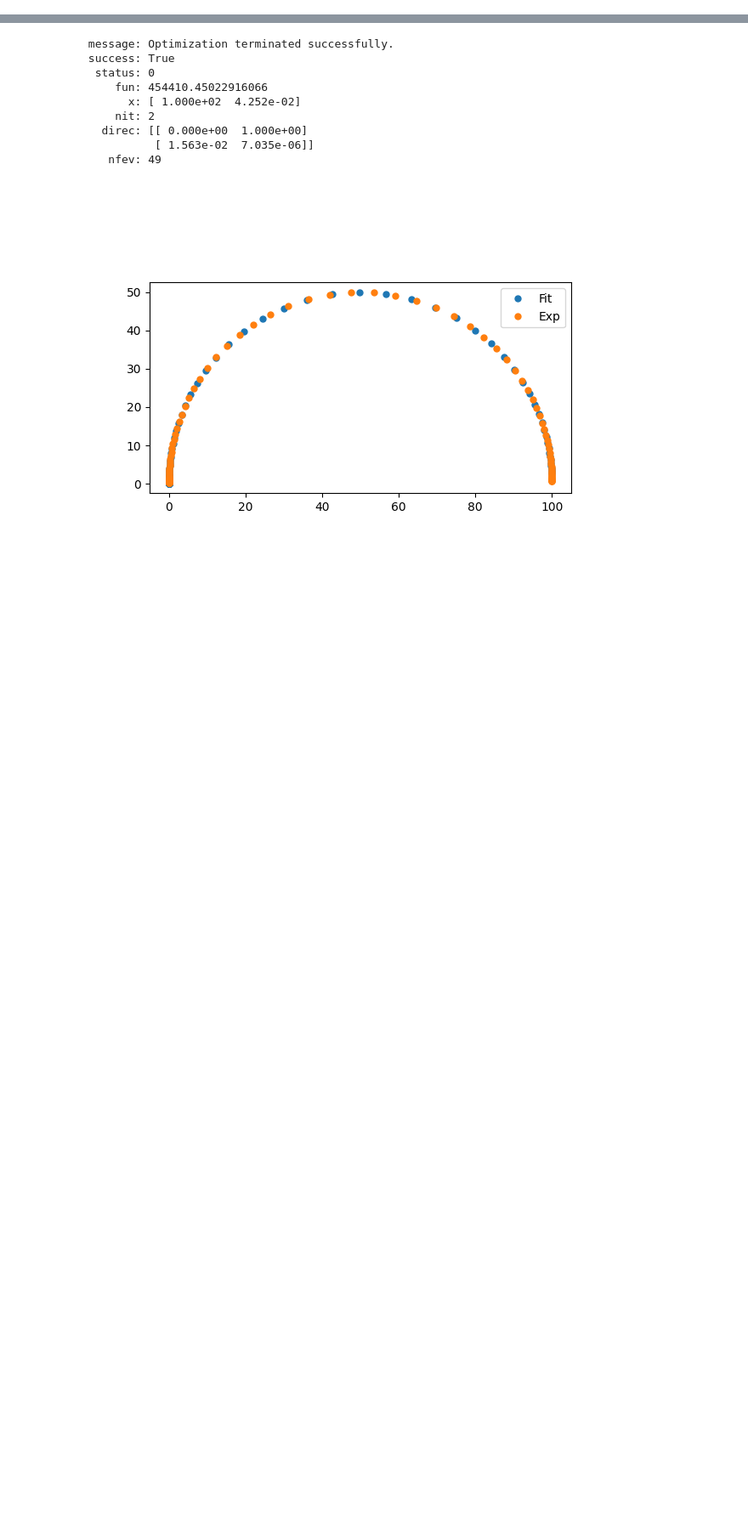
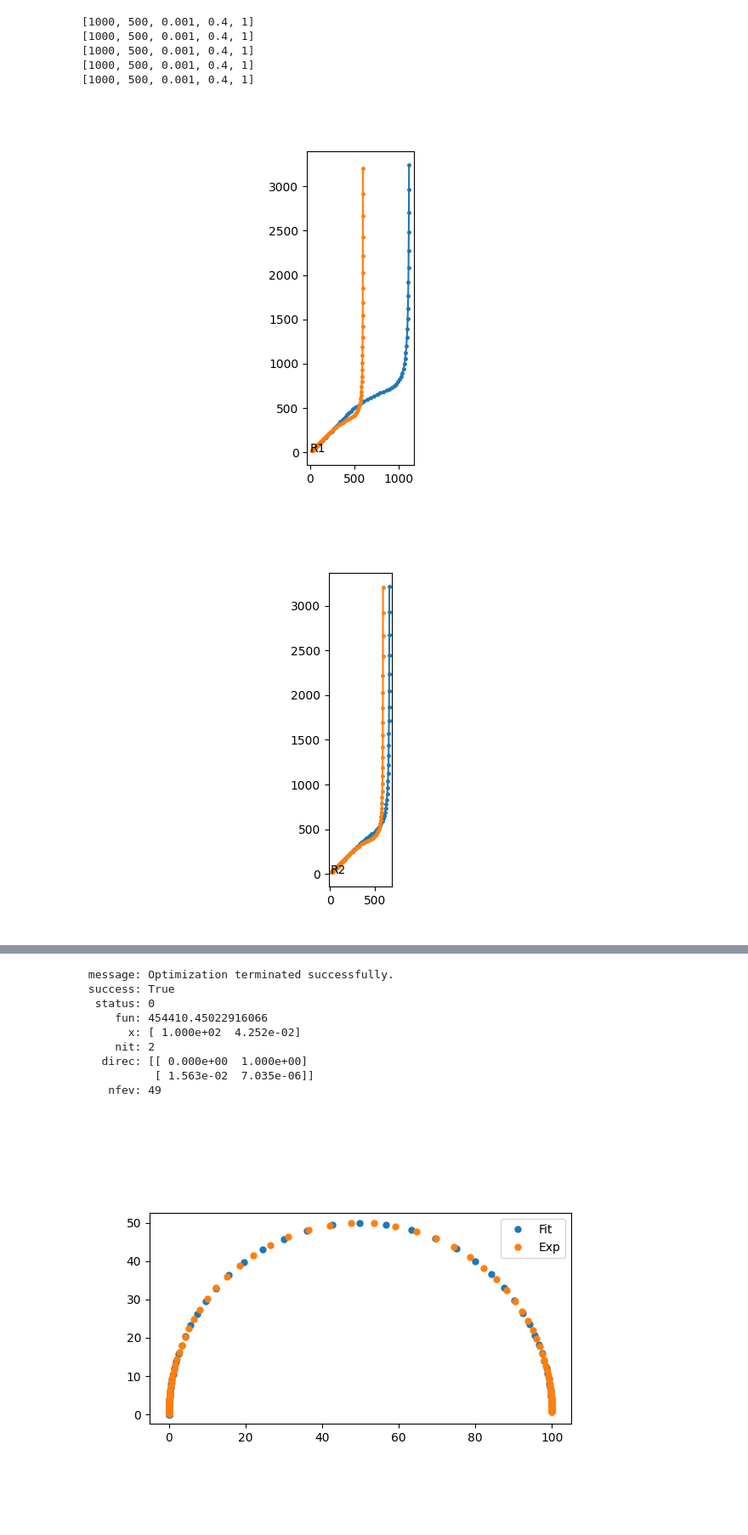
Before and after one commit to Yugal0/fitting-eis-importance-of-weighing, a Jupyter notebook: main.ipynb, the cells around one changed output, grey strips where cells are left out. Shown: that part at 85% size. Drawn from its saved outputs; the diff is of its cells as text; code cells hidden in the pictures; blank space fills up the shorter version.

```diff
--- a/main.ipynb
+++ b/main.ipynb
@@ -1,16 +25,64 @@
 # %%
 %matplotlib ipympl
 from impedance.models.circuits import CustomCircuit
 import numpy as np
 import matplotlib.pyplot as plt
+from models import *
 
-c = CustomCircuit(initial_guess=[100,1e-3],circuit="p(R_1,C_1)")
-z_exp=c.predict(frequencies=np.logspace(-2,3,100))
+# c = CustomCircuit(initial_guess=[100,1e-3],circuit="p(R_1,C_1)")
+# z_exp=c.predict(frequencies=np.logspace(-2,3,100))
 
 # plt.plot(np.real(z_exp),-np.imag(z_exp),"o",ms=5)
 # plt.gca().text(0.5,0.5,"Experimental Data",transform=plt.gca().transAxes)
 # plt.gca().set_aspect("equal")
 
 # c2=CustomCircuit(initial_guess=[10,1e-3],circuit="p(R_1,C_1)")
 # c2.fit(impedance=z_exp,frequencies=np.logspace(-3,3,100))
 # print(c2)
+
+#generate 5 plots (there are total 5 params in the model) , set the base parameters (set the values), tweak the parameters one by one, plot the impedance plots in 2D as well as 3D, (goal is to see the difference in the plots)
+freq_list=np.logspace(-1,3,100)
+
+param_names = ["R1","R2","Q","δ","α"]
+base_params = [1000,500,1e-3,0.4,1]
+change_multiplier = [2,2,2,1.5,0.8]
+c_base = CustomCircuit(initial_guess=base_params,circuit="TLMtwox_1")
+z_base = c_base.predict(frequencies=freq_list)
+
+for param_idx,p_name in zip(range(0,len(base_params)),param_names):
+    print(base_params)
+    modified_params = base_params[:]
+    modified_params[param_idx] = base_params[param_idx]*change_multiplier[param_idx]
+    # print(modified_params)
+    c_modified = CustomCircuit(initial_guess=modified_params,circuit="TLMtwox_1")
+    z_modified  = c_modified.predict(frequencies=freq_list)
+    fig, ax = plt.subplots()
+    ax.set_aspect("equal")
+    ax.text(0.5,0.7,p_name)
+    ax.plot(np.real(z_modified),-np.imag(z_modified),".",ms=5,linestyle="-")
+    # z_modified=[]
+    ax.plot(np.real(z_base),-np.imag(z_base),".",ms=5,linestyle="-")
+
+
+# fig, ax=plt.subplots()
+# ax.set_aspect("equal")
+# # ax.set_xlim(0,10000)
+# for R1 in [1000,2000]:
+#     c1= CustomCircuit(initial_guess=[R1,500,1e-3,0.4,1],circuit="TLMtwox_1")
+#     zz=c1.predict(frequencies=np.logspace(-1,3,100))
+#     ax.plot(np.real(zz),-np.imag(zz),".",ms=5)
+
+# # plt.gca().text(0.5,0.5,"Experimental Data",transform=plt.gca().transAxes)
+
+# for R2 in [1000,2000]:
+#     c1= CustomCircuit(initial_guess=[R,500,1e-3,0.4,1],circuit="TLMtwox_1")
+#     zz=c1.predict(frequencies=np.logspace(-1,3,100))
+#     ax.plot(np.real(zz),-np.imag(zz),".",ms=5)
+# %% [output]
+[1000, 500, 0.001, 0.4, 1]
+[1000, 500, 0.001, 0.4, 1]
+[1000, 500, 0.001, 0.4, 1]
+[1000, 500, 0.001, 0.4, 1]
+[1000, 500, 0.001, 0.4, 1]
+[figure, added]
+[figure, added]
```
Also changed, not shown: parts of 2 cells of this notebook, 1 other file.
